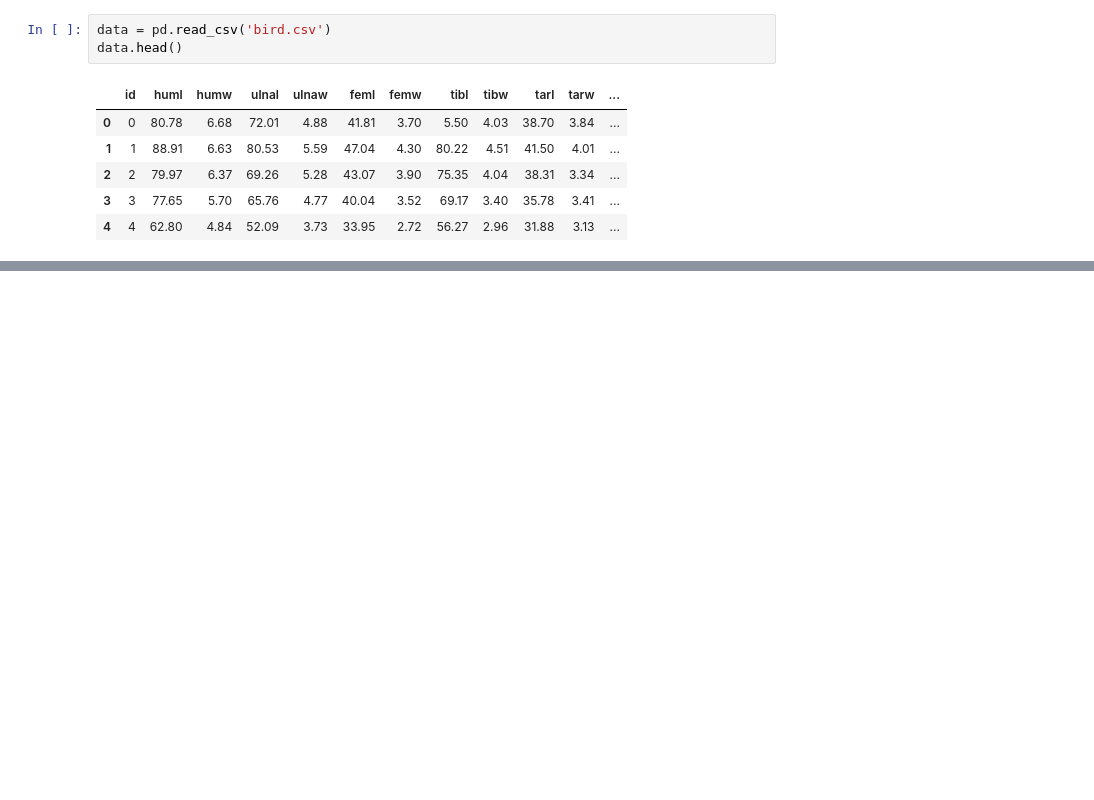
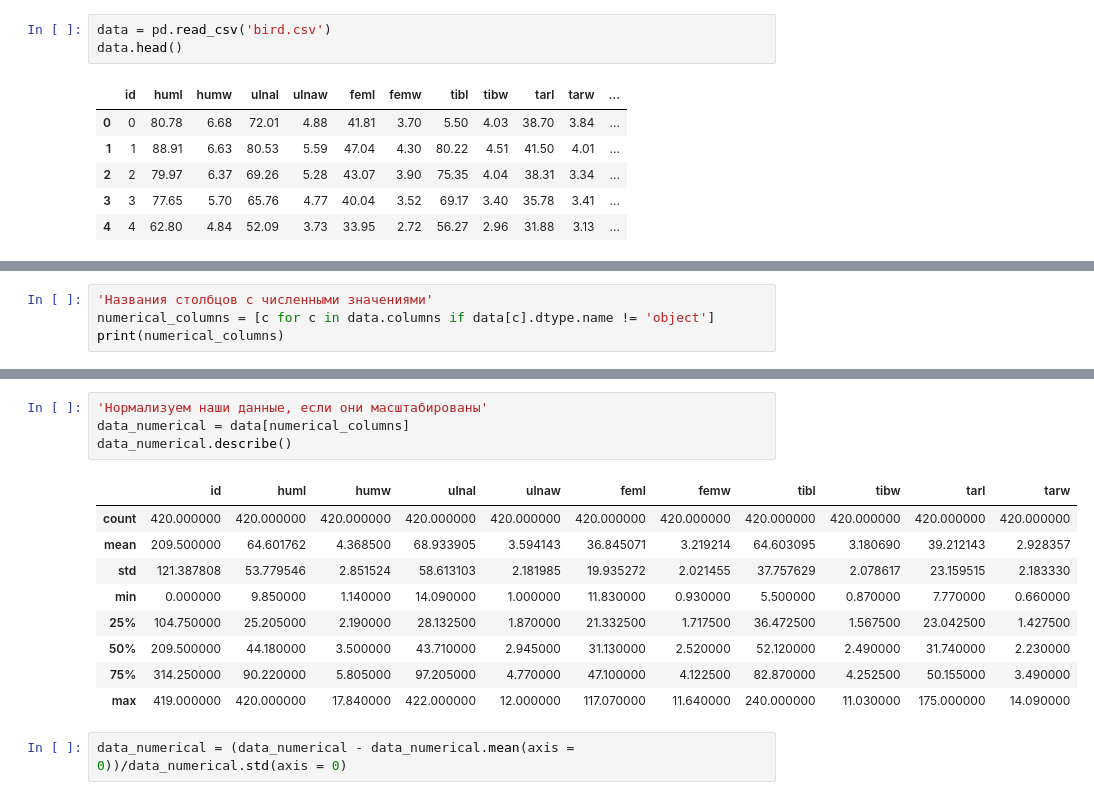
Before and after one commit to SergeyOsechkin/MachineLearningNNGU, a Jupyter notebook: Solution.ipynb, the cells around one changed output, grey strips where cells are left out. Cells and saved outputs as stored; diff of their text form; blank space fills up the shorter version.

```diff
--- a/Solution.ipynb
+++ b/Solution.ipynb
@@ -32,0 +79,4 @@ data.shape
+# %%
+'Названия столбцов с численными значениями'
+numerical_columns = [c for c in data.columns if data[c].dtype.name != 'object']
+print(numerical_columns)
@@ -53,0 +163,16 @@ Index([u'id', u'humw', u'ulnal', u'ulnaw', u'feml', u'femw', u'tibl', u'tibw',
+# %%
+'Нормализуем наши данные, если они масштабированы'
+data_numerical = data[numerical_columns]
+data_numerical.describe()
+# %% [output]
+|  | id | huml | humw | ulnal | ulnaw | feml | femw | tibl | tibw | tarl | tarw |
+| count | 420.000000 | 420.000000 | 420.000000 | 420.000000 | 420.000000 | 420.000000 | 420.000000 | 420.000000 | 420.000000 | 420.000000 | 420.000000 |
+| mean | 209.500000 | 64.601762 | 4.368500 | 68.933905 | 3.594143 | 36.845071 | 3.219214 | 64.603095 | 3.180690 | 39.212143 | 2.928357 |
+| std | 121.387808 | 53.779546 | 2.851524 | 58.613103 | 2.181985 | 19.935272 | 2.021455 | 37.757629 | 2.078617 | 23.159515 | 2.183330 |
+| min | 0.000000 | 9.850000 | 1.140000 | 14.090000 | 1.000000 | 11.830000 | 0.930000 | 5.500000 | 0.870000 | 7.770000 | 0.660000 |
+| 25% | 104.750000 | 25.205000 | 2.190000 | 28.132500 | 1.870000 | 21.332500 | 1.717500 | 36.472500 | 1.567500 | 23.042500 | 1.427500 |
+| 50% | 209.500000 | 44.180000 | 3.500000 | 43.710000 | 2.945000 | 31.130000 | 2.520000 | 52.120000 | 2.490000 | 31.740000 | 2.230000 |
+| 75% | 314.250000 | 90.220000 | 5.805000 | 97.205000 | 4.770000 | 47.100000 | 4.122500 | 82.870000 | 4.252500 | 50.155000 | 3.490000 |
+| max | 419.000000 | 420.000000 | 17.840000 | 422.000000 | 12.000000 | 117.070000 | 11.640000 | 240.000000 | 11.030000 | 175.000000 | 14.090000 |
+# %%
+data_numerical = (data_numerical - data_numerical.mean(axis = 0))/data_numerical.std(axis = 0)
```
Also changed, not shown: parts of 17 cells of this notebook.
